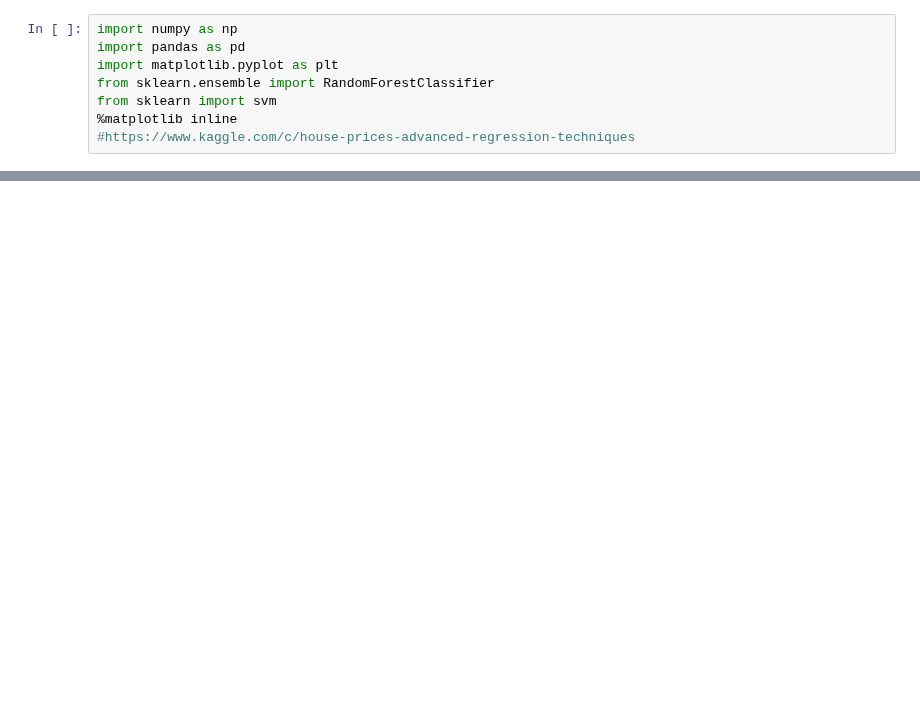
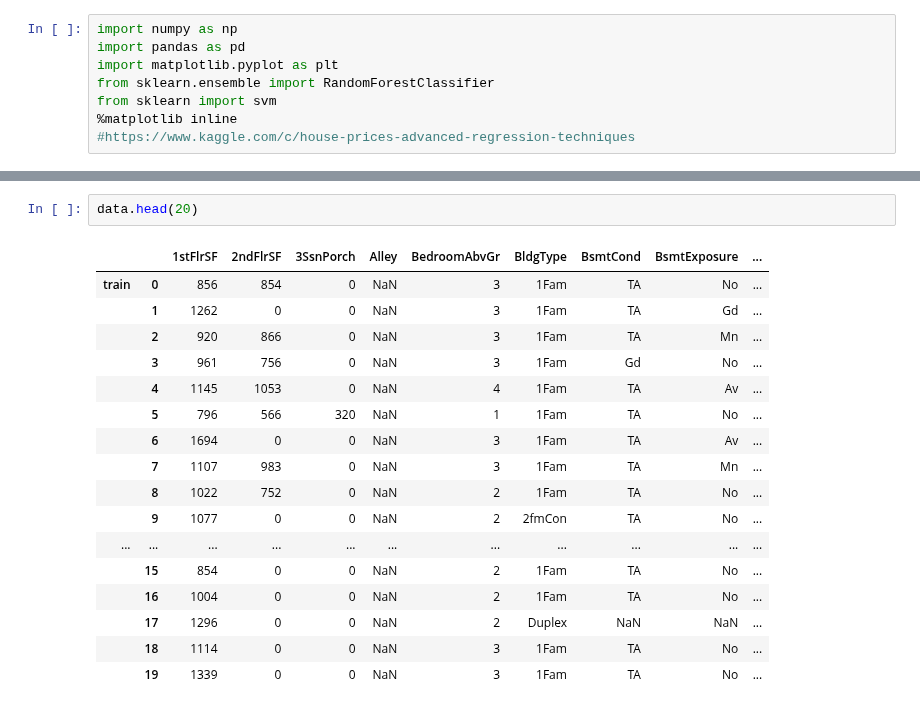
Before and after one commit to Qu1ckZ/MachineLearningPractice, a Jupyter notebook: Houses Prices.ipynb, the cells around one changed output, grey strips where cells are left out. Drawn from its saved outputs; the diff is of its cells as text; blank space fills up the shorter version.

```diff
--- a/Houses Prices.ipynb
+++ b/Houses Prices.ipynb
@@ -22,3 +29,23 @@ def get_train_test(data):
 data.shape
 # %% [output]
 (2919, 81)
+# %%
+data.head(20)
+# %% [output]
+|  |  | 1stFlrSF | 2ndFlrSF | 3SsnPorch | Alley | BedroomAbvGr | BldgType | BsmtCond | BsmtExposure | ... |
+| train | 0 | 856 | 854 | 0 | NaN | 3 | 1Fam | TA | No | ... |
+|  | 1 | 1262 | 0 | 0 | NaN | 3 | 1Fam | TA | Gd | ... |
+|  | 2 | 920 | 866 | 0 | NaN | 3 | 1Fam | TA | Mn | ... |
+|  | 3 | 961 | 756 | 0 | NaN | 3 | 1Fam | Gd | No | ... |
+|  | 4 | 1145 | 1053 | 0 | NaN | 4 | 1Fam | TA | Av | ... |
+|  | 5 | 796 | 566 | 320 | NaN | 1 | 1Fam | TA | No | ... |
+|  | 6 | 1694 | 0 | 0 | NaN | 3 | 1Fam | TA | Av | ... |
+|  | 7 | 1107 | 983 | 0 | NaN | 3 | 1Fam | TA | Mn | ... |
+|  | 8 | 1022 | 752 | 0 | NaN | 2 | 1Fam | TA | No | ... |
+|  | 9 | 1077 | 0 | 0 | NaN | 2 | 2fmCon | TA | No | ... |
+| ... | ... | ... | ... | ... | ... | ... | ... | ... | ... | ... |
+|  | 15 | 854 | 0 | 0 | NaN | 2 | 1Fam | TA | No | ... |
+|  | 16 | 1004 | 0 | 0 | NaN | 2 | 1Fam | TA | No | ... |
+|  | 17 | 1296 | 0 | 0 | NaN | 2 | Duplex | NaN | NaN | ... |
+|  | 18 | 1114 | 0 | 0 | NaN | 3 | 1Fam | TA | No | ... |
+|  | 19 | 1339 | 0 | 0 | NaN | 3 | 1Fam | TA | No | ... |
```
Also changed, not shown: parts of 11 cells of this notebook.
